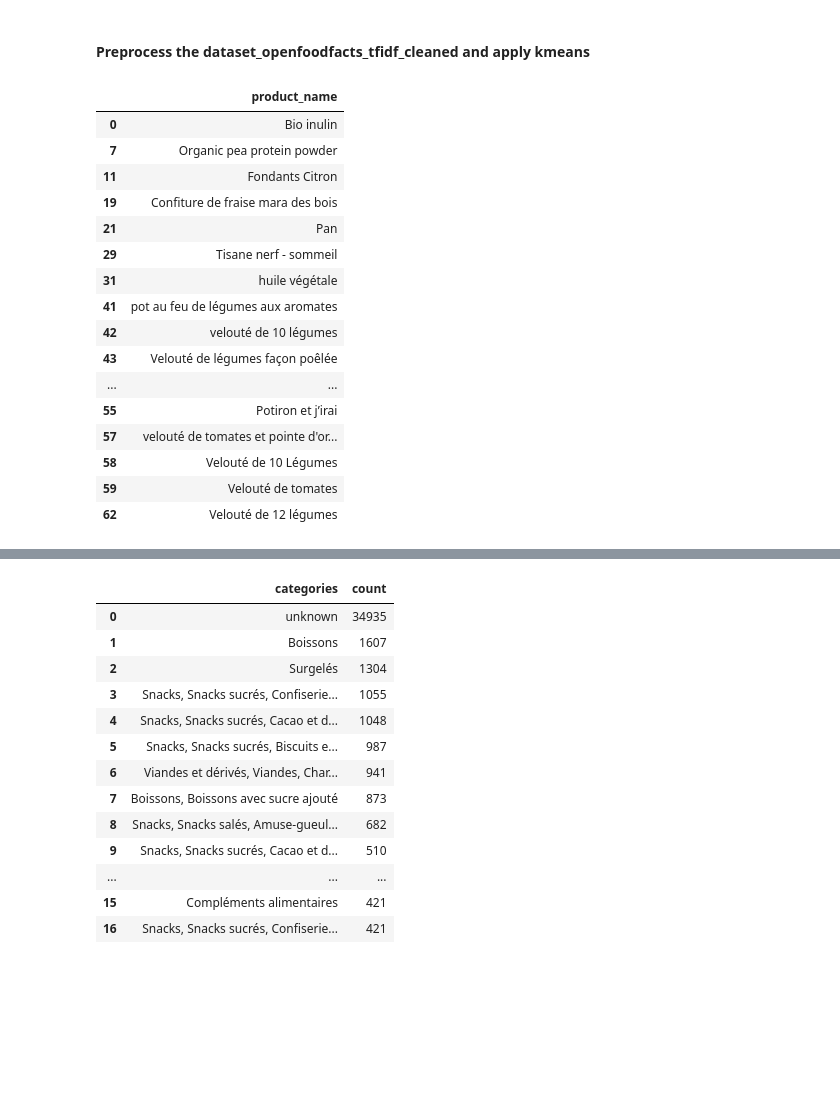
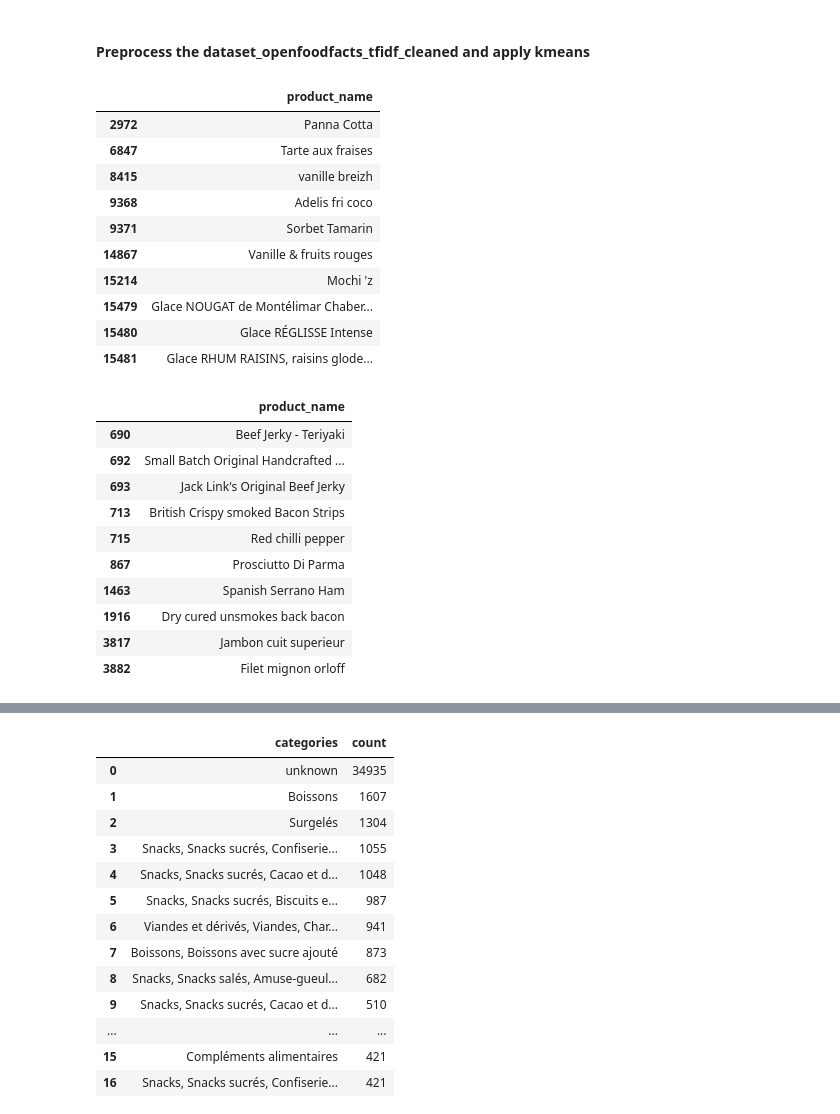
Before and after one commit to littlerobinson/foodstuffs_recommendation, a Jupyter notebook: notebooks/research_ben.ipynb, the cells around one changed output, grey strips where cells are left out. Drawn from its saved outputs; the diff is of its cells as text; code cells hidden in the pictures; blank space fills up the shorter version.

```diff
--- a/notebooks/research_ben.ipynb
+++ b/notebooks/research_ben.ipynb
@@ -514,7 +514,7 @@ kmeans_pipeline = Pipeline(
     steps=[
         ("preprocessor", preprocessor),
         ("pca", PCA(n_components=50)),  # Optional: Reduce dimensionality before clustering
-        ("kmeans", KMeans(n_clusters=5, random_state=42)),  # Set the number of clusters
+        ("kmeans", KMeans(n_clusters=200, random_state=42)),  # Set the number of clusters
     ]
 )
 
@@ -584,26 +584,38 @@ cluster_labels = kmeans_pipeline.predict(dataset_with_tfidf_ml)
 # Append cluster labels to the original DataFrame for analysis
 dataset_with_tfidf_ml["cluster"] = cluster_labels
 # %%
-dataset_with_tfidf_ml["cluster"].value_counts()
+# dataset_with_bool_ml["cluster"].value_counts()
 
-dataset_with_tfidf["cluster"] = dataset_with_tfidf_ml["cluster"]
+dataset_with_bool["cluster"] = dataset_with_bool_ml["cluster"]
 
-dataset_with_tfidf[["product_name"]][dataset_with_tfidf["cluster"] == 1].head(20)
+# dataset_with_tfidf["cluster"] = dataset_with_tfidf_ml["cluster"]
+
+# dataset_with_tfidf[["product_name"]][dataset_with_tfidf["cluster"] == 1].head(20)
-# %% [output]
-|  | product_name |
-| 0 | Bio inulin |
-| 7 | Organic pea protein powder |
-| 11 | Fondants Citron |
-| 19 | Confiture de fraise mara des bois |
-| 21 | Pan |
-| 29 | Tisane nerf - sommeil |
-| 31 | huile végétale |
-| 41 | pot au feu de légumes aux aromates |
-| 42 | velouté de 10 légumes |
-| 43 | Velouté de légumes façon poêlée |
-| ... | ... |
-| 55 | Potiron et j’irai |
-| 57 | velouté de tomates et pointe d'or... |
-| 58 | Velouté de 10 Légumes |
-| 59 | Velouté de tomates |
-| 62 | Velouté de 12 légumes |
+# %%
+dataset_with_bool[["product_name"]][dataset_with_bool["cluster"] == 50].head(10)
+# %% [output]
+|  | product_name |
+| 2972 | Panna Cotta |
+| 6847 | Tarte aux fraises |
+| 8415 | vanille breizh |
+| 9368 | Adelis fri coco |
+| 9371 | Sorbet Tamarin |
+| 14867 | Vanille & fruits rouges |
+| 15214 | Mochi 'z |
+| 15479 | Glace NOUGAT de Montélimar Chaber... |
+| 15480 | Glace RÉGLISSE Intense |
+| 15481 | Glace RHUM RAISINS, raisins glode... |
+# %%
+dataset_with_bool[['product_name']][dataset_with_bool["cluster"] == 100].head(10)
+# %% [output]
+|  | product_name |
+| 690 | Beef Jerky - Teriyaki |
+| 692 | Small Batch Original Handcrafted ... |
+| 693 | Jack Link's Original Beef Jerky |
+| 713 | British Crispy smoked Bacon Strips |
+| 715 | Red chilli pepper |
+| 867 | Prosciutto Di Parma |
+| 1463 | Spanish Serrano Ham |
+| 1916 | Dry cured unsmokes back bacon |
+| 3817 | Jambon cuit superieur |
+| 3882 | Filet mignon orloff |
```
Also changed, not shown: parts of 3 cells of this notebook.
